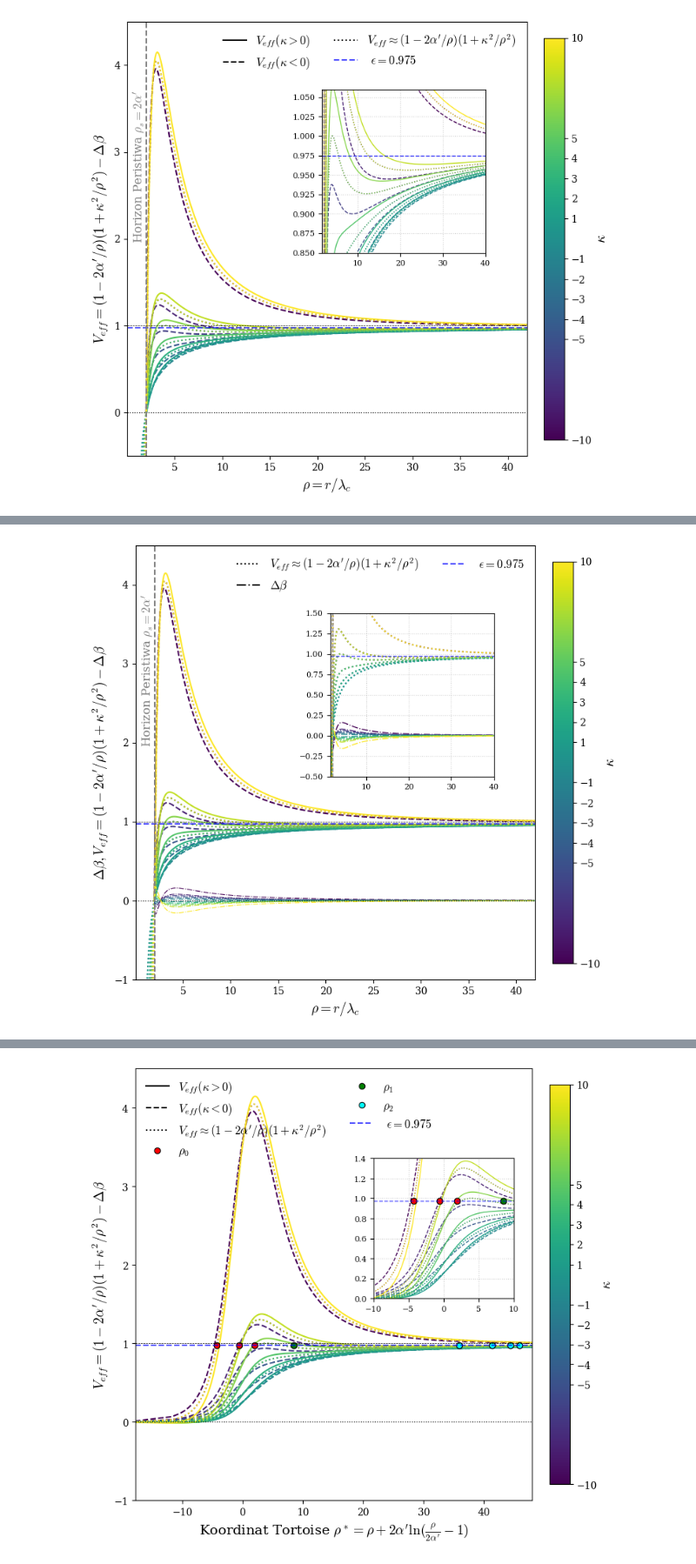
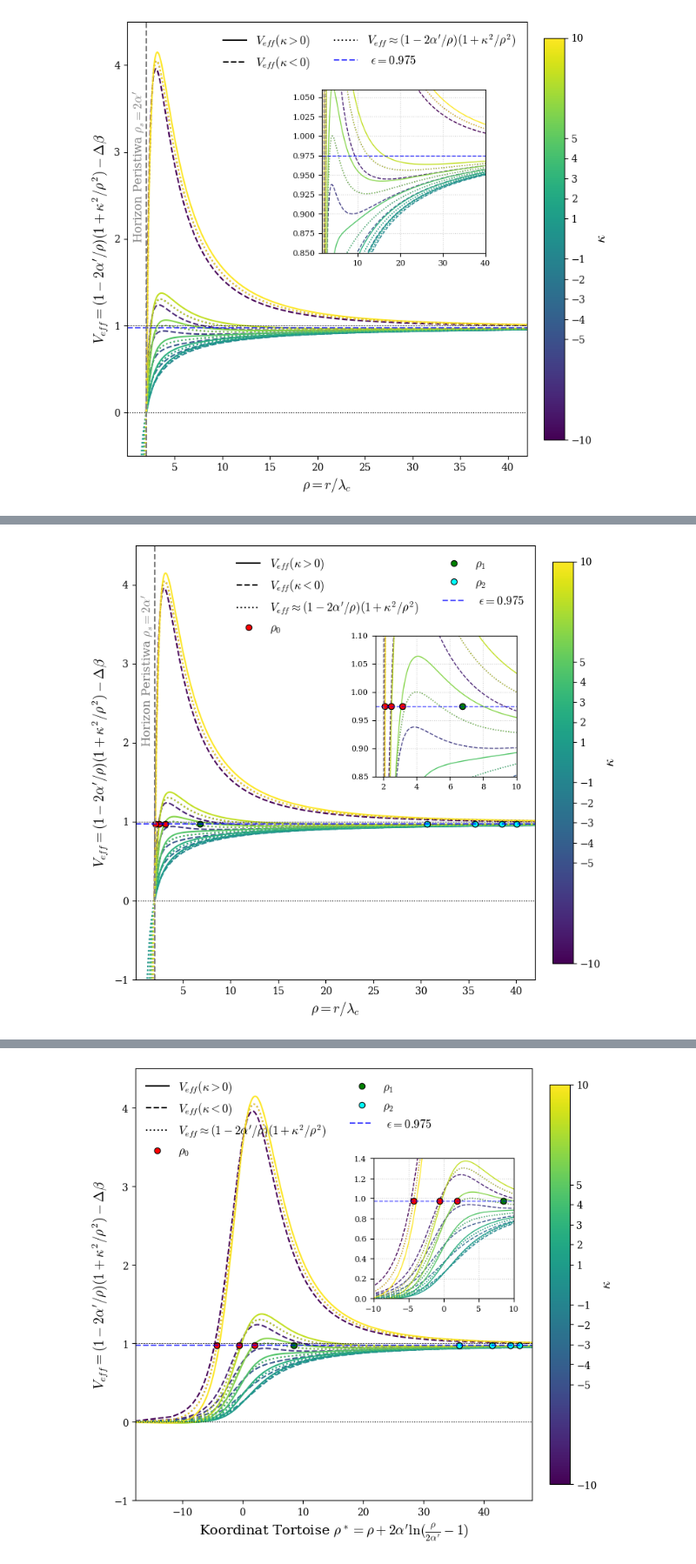
Before and after one commit to oszavla/Dirac-Schwarz, a Jupyter notebook: Potensial_Efektif_Schwarzschild.ipynb, the cells around one changed output, grey strips where cells are left out. Shown at 87% size. Drawn from its saved outputs; the diff is of its cells as text; code cells hidden in the pictures.

```diff
--- a/Potensial_Efektif_Schwarzschild.ipynb
+++ b/Potensial_Efektif_Schwarzschild.ipynb
@@ -127,7 +127,7 @@ colors = cm.viridis(np.linspace(0, 1, len(kappas)))
 #colors_neg = cm.Blues(np.linspace(0.4, 1, len(kappas_neg))) if kappas_neg else []
 #colors_pos = cm.Oranges(np.linspace(0.4, 1, len(kappas_pos))) if kappas_pos else []
 # Define the radial grid (starts just outside the event horizon rho = 2*alpha')
-rho = np.linspace(0.0001 * alpha_prime, 42 * alpha_prime, 20000)
+rho = np.linspace(0.0001 * alpha_prime, 50 * alpha_prime, 20000)
 f = 1 - 2 * alpha_prime / rho   # Schwarzschild Metric
 
 # Dictionary to store all calculated roots for later display
@@ -211,13 +211,13 @@ for data in v_eff_approx_plot_data:
 
 ax_inset.axhline(epsilon, color='blue', linestyle='--', linewidth=1.0, alpha=0.7)
 ax_inset.axvline(2 * alpha_prime, color='gray', linestyle='--', linewidth=1.0)
-ax_inset.set_xlim(1.5 * alpha_prime, 40 * alpha_prime) # Zoomed x-limits
+ax_inset.set_xlim(1.5 * alpha_prime, 50 * alpha_prime) # Zoomed x-limits
 ax_inset.set_ylim(0.85, 1.06) # Zoomed y-limits
 ax_inset.tick_params(axis='both', which='major', labelsize=8)
 ax_inset.grid(True, linestyle=':', alpha=0.6) # Add a grid to the inset
 
 
-filename = os.path.join(save_dir, f'Effective_potential_Deltabeta_roots_{epsilon:.3f}.png')
+filename = os.path.join(save_dir, f'Effective_potential_{epsilon:.3f}.png')
 plt.savefig(filename, dpi=350)
 plt.show()
 # %% [output]
@@ -277,7 +531,40 @@ with np.errstate(invalid='ignore', divide='ignore'):
       v_eff_approx_plot_data.append({'rho': rho, 'V_eff_approx': V_eff_approx, 'color': colors[i]})
       delta_beta_plot_data.append({'rho': rho, 'delta_beta': delta_beta, 'color': colors[i]})
 
+      # plot the approximate analytical roots (classical turning point) of the approximate potential (V_eff_approx = ε^2)
+      # The equation is (ε^2-1)ρ^3 + 2α'ρ^2 - κ^2ρ + 2α'κ^2 = 0
+      a_coeff = epsilon**2 - 1
+      b_coeff = 2*alpha_prime
+      c_coeff = -kappa**2
+      d_coeff = 2*alpha_prime*kappa**2
 
+      # Solve the cubic equation using numpy.roots
+      coeffs = [a_coeff, b_coeff, c_coeff, d_coeff]
+      rho_roots = np.roots(coeffs)
+
+      # Store roots for current kappa
+      all_calculated_roots[kappa] = rho_roots
+
+      # SORT them from smallest to largest rho_0 < rho_1 < rho_2
+      # Sorting the roots based on :
+      # 1. real component (x.real)
+      # 2. if the real component is same, sort based on imaginary comp. (x.imag)
+      sorted_roots = sorted(rho_roots, key=lambda x: (x.real, x.imag))
+
+      # Define the colors for rho_0 (red), rho_1(green), rho_2(cyan)
+      root_colors = ['red', 'green', 'cyan']
+
+      # Store valid roots for plotting
+      for k_root, roots in enumerate(sorted_roots):
+          if np.isreal(roots) and roots.real > 0 and np.isclose(roots.imag, 0):
+            # the roots must be real because there is no imaginary classical turning point
+            # the roots must be greater than zero because radial coordinate starts from zero to infinity (there is no negative radial value)
+            # approximate roots which have so small imaginary component (close to zero imaginary component) to be real
+              root_val = roots.real
+              color = root_colors[k_root]
+              root_plot_data.append({'root_val': root_val, 'epsilon': epsilon, 'color': color, 'marker_props': {'marker': 'o', 'markerfacecolor': color, 'markeredgecolor': 'black', 'markeredgewidth': 0.8, 'markersize': 6, 'linestyle': 'None'}})
+          else:
+              continue
 
 # --- Main Plotting --- (after collecting all data)
 for data in v_eff_plot_data:
@@ -287,11 +574,15 @@ for data in v_eff_approx_plot_data:
     ax.plot(data['rho'], data['V_eff_approx'], color=data['color'], linewidth=1.5, linestyle=':')
 
 # The delta_beta line was commented out in the original code. Uncomment if needed.
-for data in delta_beta_plot_data:
-     ax.plot(data['rho'], data['delta_beta'], color=data['color'], linewidth=0.8, linestyle='-.')
+# for data in delta_beta_plot_data:
+#     ax.plot(data['rho'], data['delta_beta'], color=data['color'], linewidth=0.8, linestyle='-.')
+
+for data in root_plot_data:
+    ax.plot(data['root_val'], data['epsilon'], **data['marker_props'])
+
 
 ax.set_xlabel(r'$\rho = r/\lambda_c $', fontsize=14)
-ax.set_ylabel(r'$\Delta\beta,V_{{eff}}=(1-2\alpha^{\prime}/\rho)(1 + \kappa^2/\rho^2)-\Delta\beta $', fontsize=14) #
+ax.set_ylabel(r'$V_{{eff}}=(1-2\alpha^{\prime}/\rho)(1 + \kappa^2/\rho^2)-\Delta\beta $', fontsize=14) #$\Delta\beta$,
 
 # Add axhline for epsilon, with a label
 ax.axhline(1, color='black', linewidth=0.5, linestyle='--')
@@ -302,9 +593,13 @@ ax.text( 2 * alpha_prime - 1.5 , 2, r'Horizon Peristiwa $\rho_s = 2\alpha^{\prim
 
 # Create proxy artists for the main line styles in the legend
 proxy_handles = []
+proxy_handles.append(plt.Line2D([0], [0], color='black', linewidth=1.5, linestyle='-', label=r'$V_{{{eff}}} (\kappa > 0)$'))
+proxy_handles.append(plt.Line2D([0], [0], color='black', linewidth=1.5, linestyle='--', label=r'$V_{{{eff}}} (\kappa < 0)$'))
 proxy_handles.append(plt.Line2D([0], [0], color='black', linewidth=1.5, linestyle=':', label=r'$V_{{{eff}}}\approx(1-2\alpha^{\prime}/\rho)(1 + \kappa^2/\rho^2)$'))
-proxy_handles.append(plt.Line2D([0], [0], color='black', linewidth=1.5, linestyle='-.', label=r'$\Delta\beta$'))
-
+#proxy_handles.append(plt.Line2D([0], [0], color='black', linewidth=1.5, linestyle='-.', label=r'$\Delta\beta$'))
+proxy_handles.append(plt.Line2D([0], [0], marker='o', color='w', markerfacecolor='red', markeredgecolor='black', markeredgewidth=0.8,  markersize=6, label=r'$\rho_0$'))
+proxy_handles.append(plt.Line2D([0], [0], marker='o', color='w', markerfacecolor='green',  markeredgecolor='black', markeredgewidth=0.8,  markersize=6, label=r'$\rho_1$'))
+proxy_handles.append(plt.Line2D([0], [0], marker='o', color='w', markerfacecolor='cyan',  markeredgecolor='black', markeredgewidth=0.8,  markersize=6, label=r'$\rho_2$'))
 
 # Get the handle and label for the epsilon line from the existing plot
 line_epsilon_handle, line_epsilon_label = ax.get_legend_handles_labels()
@@ -317,37 +612,60 @@ combined_labels = [h.get_label() for h in proxy_handles] + line_epsilon_label
 # Create the legend
 ax.legend(handles=combined_handles, labels=combined_labels, loc='upper right', ncol=2, fontsize=12, frameon=False)
 
 # Create a colorbar for kappa values
 norm = mcolors.Normalize(vmin=min(kappas), vmax=max(kappas))
 sm = cm.ScalarMappable(cmap="viridis", norm=norm)
 sm.set_array(kappas) # The array data must be set to ensure color mapping
 cbar = fig.colorbar(sm, ax=ax, orientation='vertical', fraction=0.046, pad=0.04)
 cbar.set_label(r'$\kappa$', fontsize=14)
 cbar.set_ticks(kappas) # Set integer ticks
 ax.set_ylim(-1, 4.5)
 ax.set_xlim(rho.min(), rho.max())
 
 
 # --- Inset Zoomed Plot ---
-ax_inset = fig.add_axes([0.47, 0.47, 0.29, 0.29]) # Position and size of the inset axes
+ax_inset = fig.add_axes([0.55, 0.47, 0.25, 0.25]) # Position and size of the inset axes
 
-for data in delta_beta_plot_data:
-    ax_inset.plot(data['rho'], data['delta_beta'], color=data['color'], linewidth=1.0, linestyle='-.')
+for data in v_eff_plot_data:
+    ax_inset.plot(data['rho'], data['V_eff'], color=data['color'], linewidth=1.0, linestyle=data['linestyle'])
 
 for data in v_eff_approx_plot_data:
-    ax_inset.plot(data['rho'], data['V_eff_approx'], color=data['color'], linewidth=1.5, linestyle=':')
+    ax_inset.plot(data['rho'], data['V_eff_approx'], color=data['color'], linewidth=1.0, linestyle=':')
 
+# Plot roots on inset
+for data in root_plot_data:
+    ax_inset.plot(data['root_val'], data['epsilon'], **data['marker_props'])
 
 ax_inset.axhline(epsilon, color='blue', linestyle='--', linewidth=1.0, alpha=0.7)
 ax_inset.axvline(2 * alpha_prime, color='gray', linestyle='--', linewidth=1.0)
-ax_inset.set_xlim(1.5 * alpha_prime, 40 * alpha_prime) # Zoomed x-limits
-ax_inset.set_ylim(-0.5, 1.5) # Zoomed y-limits
+ax_inset.set_xlim(1.5 * alpha_prime, 10 * alpha_prime) # Zoomed x-limits
+ax_inset.set_ylim(0.85, 1.1) # Zoomed y-limits
 ax_inset.tick_params(axis='both', which='major', labelsize=8)
 ax_inset.grid(True, linestyle=':', alpha=0.6) # Add a grid to the inset
 
 
 filename = os.path.join(save_dir, f'Effective_potential_Deltabeta_roots_{epsilon:.3f}.png')
 plt.savefig(filename, dpi=350)
 plt.show()
+
+# Show all roots
+data_roots = []
+for kappa, roots in all_calculated_roots.items():
+
+    # Sorting the roots based on :
+    # 1. real component (x.real)
+    # 2. if the real component is same, sort based on imaginary comp. (x.imag)
+    sorted_roots = sorted(roots, key=lambda x: (x.real, x.imag))
+    roots_rounded = np.round(sorted_roots, 7)
+    data_roots.append({
+        'κ': kappa,
+        'ρ_0': roots_rounded[0],
+        'ρ_1': roots_rounded[1],
+        'ρ_2': roots_rounded[2]
+    })
+
+df_roots = pd.DataFrame(data_roots)
+print(f"\nSorted all roots for ε = {epsilon}:")
+display(df_roots)
 # %% [output]
-[figure, old version]
+[figure, new version]
```
Also changed, not shown: parts of 17 cells of this notebook.
